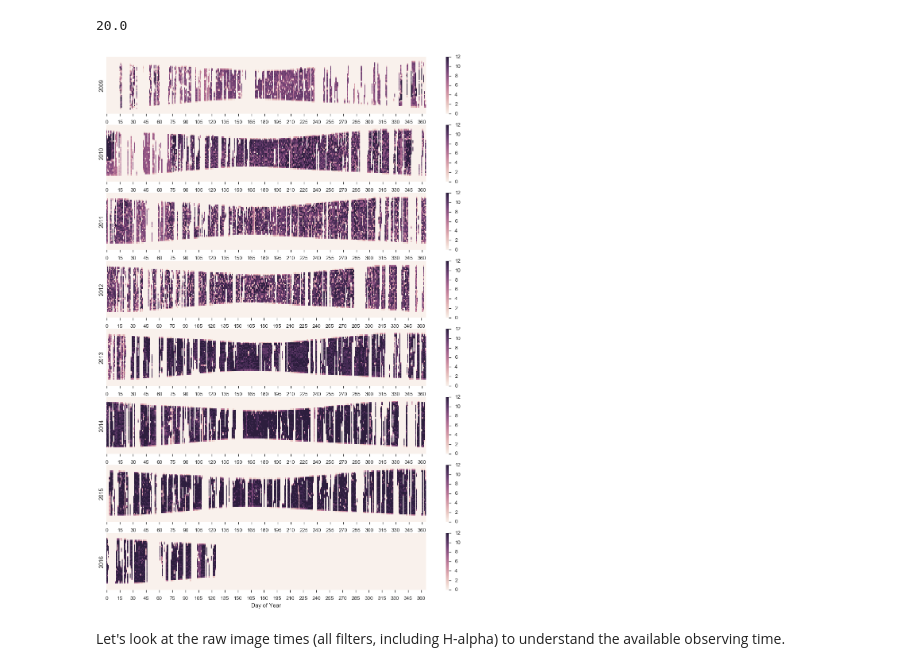
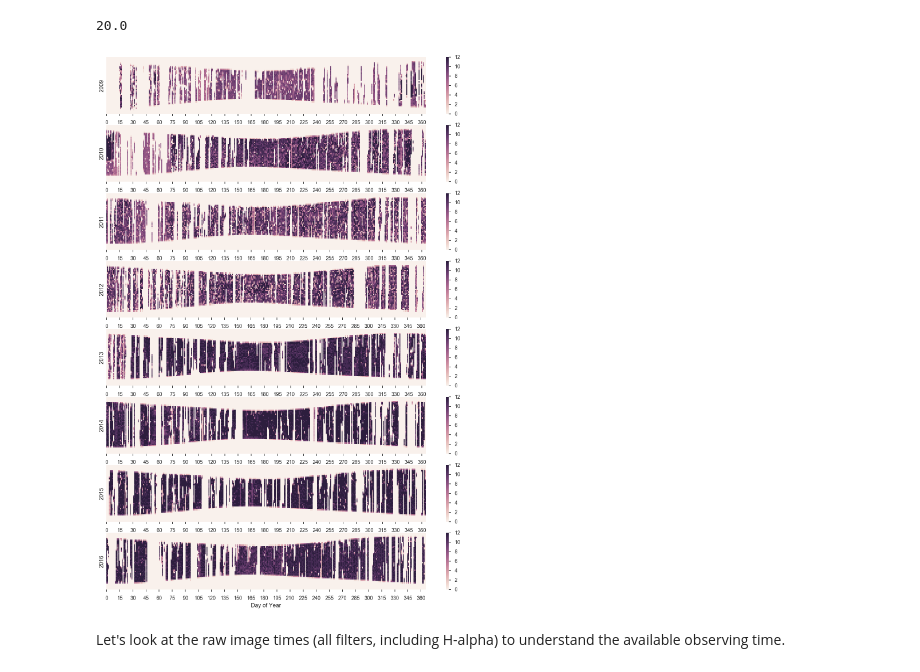
Before and after one commit to ZwickyTransientFacility/ztf_sim, a Jupyter notebook: notebooks/plot_simulator_inputs.ipynb, the cells around one changed output. Cells and saved outputs as stored; diff of their text form; code cells hidden in the pictures.

Commit message:
update weather plots

```diff
--- a/notebooks/plot_simulator_inputs.ipynb
+++ b/notebooks/plot_simulator_inputs.ipynb
@@ -49,29 +49,29 @@ We see a peak near 12 images per block, which at ~100 seconds average time per e
 # %%
 blocks_per_day = np.round((1.*u.day).to(u.min)/ztf_sim.constants.TIME_BLOCK_SIZE).astype(np.int)
 fig = plt.figure(figsize=(18,24))
-# cut off 2016, which is partial
-#df = df[df['year'] < 2016]
+# cut off 2017, which is partial
+df = df[df['year'] < 2017]
 years = np.sort(list(set(df['year'])))
 nyears = len(years)
 for i, year in enumerate(years):
     ax = plt.subplot(nyears,1,i+1)
     w = df['year'] == year
     # make an array to hold these, including zeros for times without observations
 
     # buggy but sufficient accounting for leap years
     ndays = 365
     if year % 4 == 0:
         ndays += 1
     nexps = np.zeros([ndays,blocks_per_day])
     for block, n in zip(df[w]['block'],df[w]['nexps']):
         nexps.flat[block] = n
     sns.heatmap(nexps.T,xticklabels=15,yticklabels=False,vmin=0,vmax=12)
     ax.set_ylim([25,70]) # this was guess and check...
     ax.set_ylabel(np.int(year))
 ax.set_xlabel('Day of Year')
 plt.savefig('fig/PTF_exposure_blocks.png',bbox_inches='tight')
 # %% [output]
-[figure, old version]
+[figure, new version]
 # %% [markdown]
 Let's look at the raw image times (all filters, including H-alpha) to understand the available observing time.
 # %%
```
Also changed, not shown: parts of 1 cell of this notebook.
